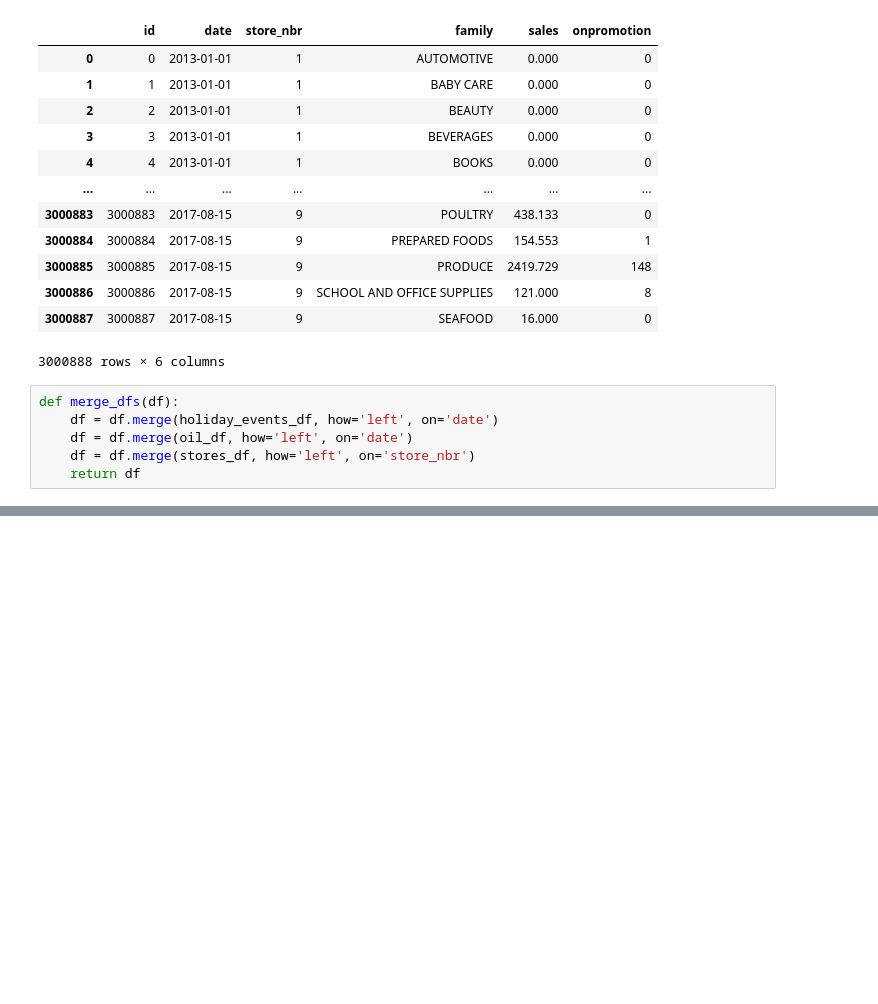
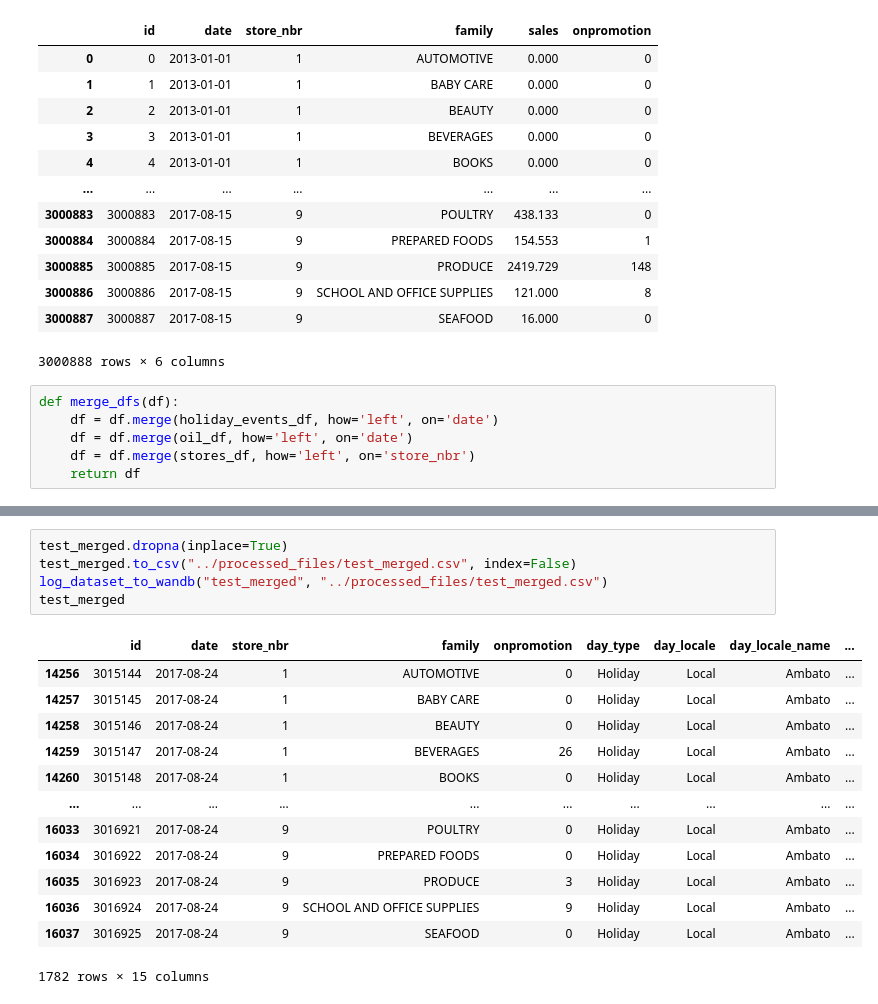
Before and after one commit to aizhanmaksatbek/demandForecasting, a Jupyter notebook: data/processing_scripts/prepare_data.ipynb, the cells around one changed output, grey strips where cells are left out. Saved outputs shown, nothing was run; the diff lists cells and outputs as text; blank space fills up the shorter version.

```diff
--- a/data/processing_scripts/prepare_data.ipynb
+++ b/data/processing_scripts/prepare_data.ipynb
@@ -123,0 +160,19 @@ Find logs at: ./wandb/run-20251016_182027-baxqky1l/logs
+# %%
+test_merged.dropna(inplace=True)
+test_merged.to_csv("../processed_files/test_merged.csv", index=False)
+log_dataset_to_wandb("test_merged", "../processed_files/test_merged.csv")
+test_merged
+# %% [output]
+|  | id | date | store_nbr | family | onpromotion | day_type | day_locale | day_locale_name | ... |
+| 14256 | 3015144 | 2017-08-24 | 1 | AUTOMOTIVE | 0 | Holiday | Local | Ambato | ... |
+| 14257 | 3015145 | 2017-08-24 | 1 | BABY CARE | 0 | Holiday | Local | Ambato | ... |
+| 14258 | 3015146 | 2017-08-24 | 1 | BEAUTY | 0 | Holiday | Local | Ambato | ... |
+| 14259 | 3015147 | 2017-08-24 | 1 | BEVERAGES | 26 | Holiday | Local | Ambato | ... |
+| 14260 | 3015148 | 2017-08-24 | 1 | BOOKS | 0 | Holiday | Local | Ambato | ... |
+| ... | ... | ... | ... | ... | ... | ... | ... | ... | ... |
+| 16033 | 3016921 | 2017-08-24 | 9 | POULTRY | 0 | Holiday | Local | Ambato | ... |
+| 16034 | 3016922 | 2017-08-24 | 9 | PREPARED FOODS | 0 | Holiday | Local | Ambato | ... |
+| 16035 | 3016923 | 2017-08-24 | 9 | PRODUCE | 3 | Holiday | Local | Ambato | ... |
+| 16036 | 3016924 | 2017-08-24 | 9 | SCHOOL AND OFFICE SUPPLIES | 9 | Holiday | Local | Ambato | ... |
+| 16037 | 3016925 | 2017-08-24 | 9 | SEAFOOD | 0 | Holiday | Local | Ambato | ... |
+1782 rows × 15 columns
```
Also changed, not shown: parts of 14 cells of this notebook, 1 other file.
